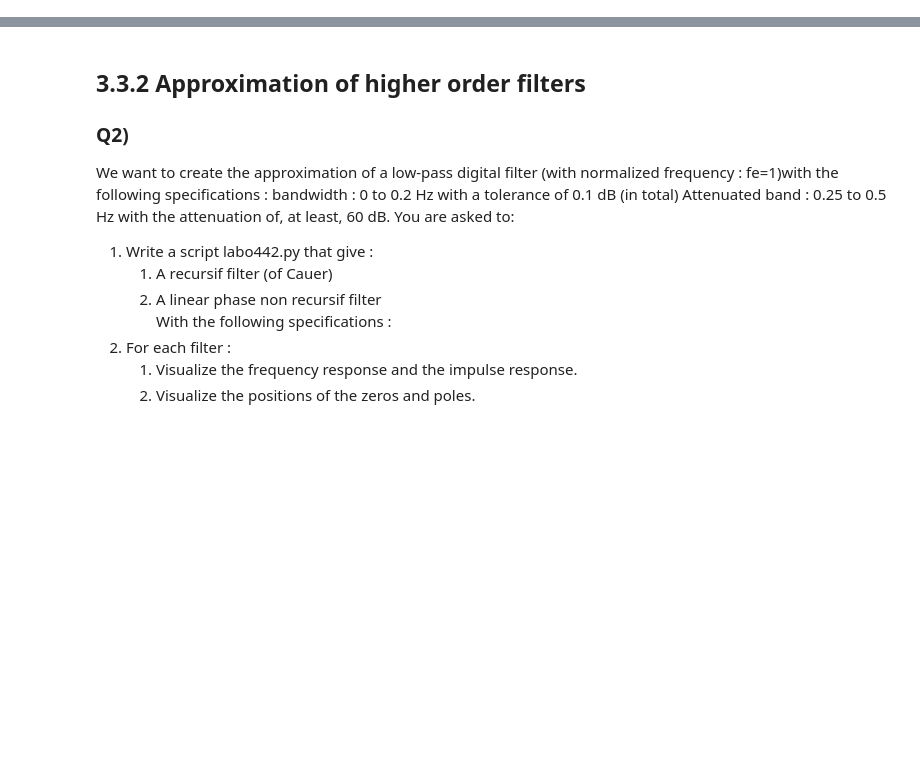
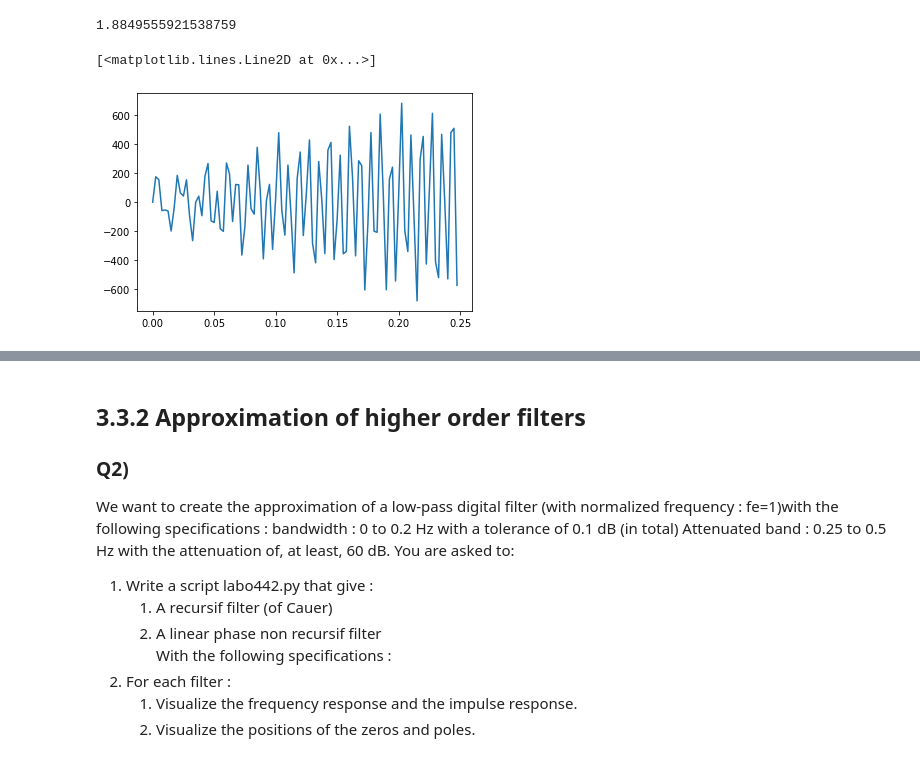
Before and after one commit to lionelGoffaux/tp_signal, a Jupyter notebook: lab3.ipynb, the cells around one changed output, grey strips where cells are left out. Drawn from its saved outputs; the diff is of its cells as text; code cells hidden in the pictures; blank space fills up the shorter version.

```diff
--- a/lab3.ipynb
+++ b/lab3.ipynb
@@ -41,0 +56,15 @@ zeros and poles.
+# %%
+theta_pb = fs/fe*(2*np.pi)
+print(theta_pb)
+rho_pb = 0.99
+K_pb = 1 #220*2*(1-rho)*np.sqrt(rho_pb)
+
+b_pb = [1 , -np.cos(theta_pb)]
+a_pb = [1 , -2*rho_pb*np.cos(theta_pb), rho_pb**2]
+
+sin_pb = sgl.lfilter(b_pb, a_pb, sin)
+plt.plot(x, sin_pb)
+# %% [output]
+1.8849555921538759
+[<matplotlib.lines.Line2D at 0x...>]
+[figure, added]
```
Also changed, not shown: parts of 6 cells of this notebook, 2 other files.
